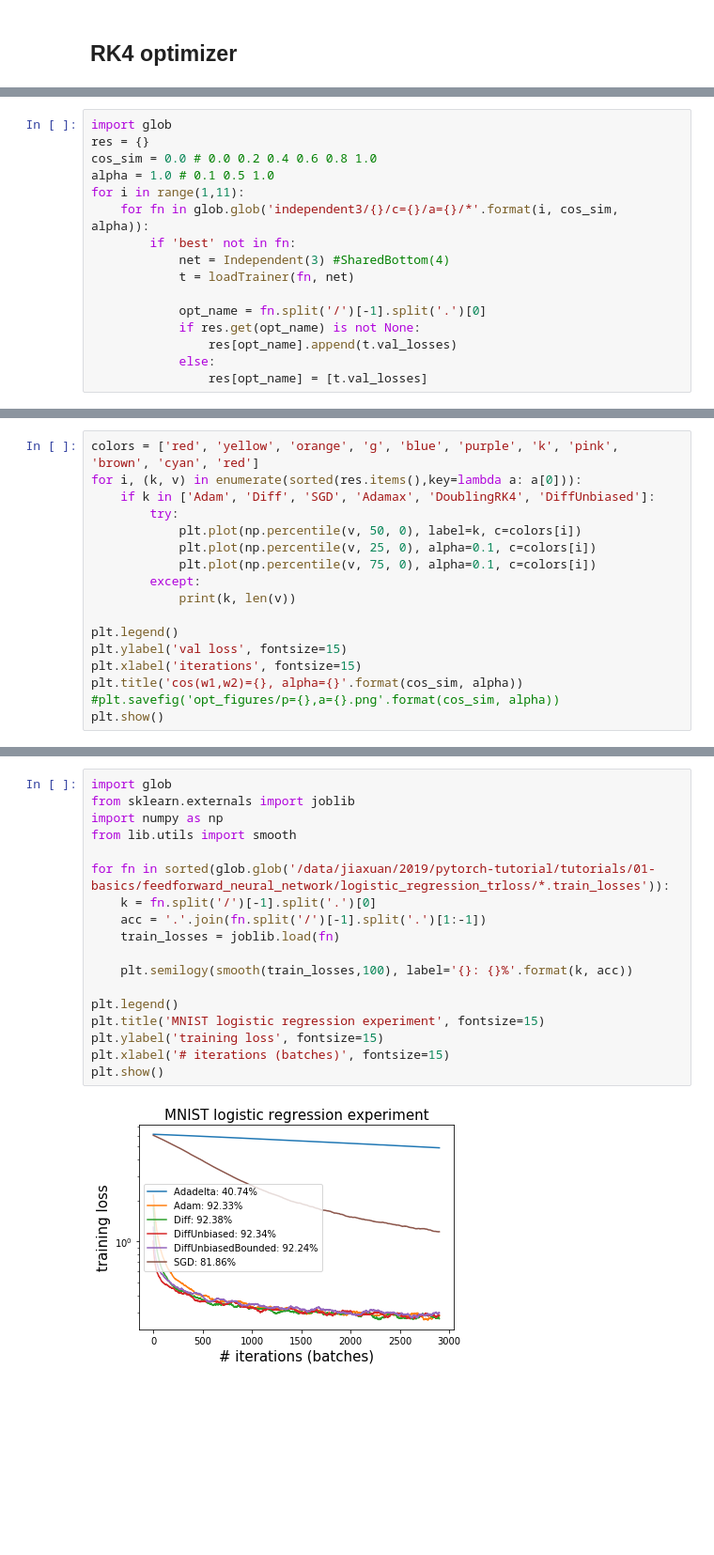
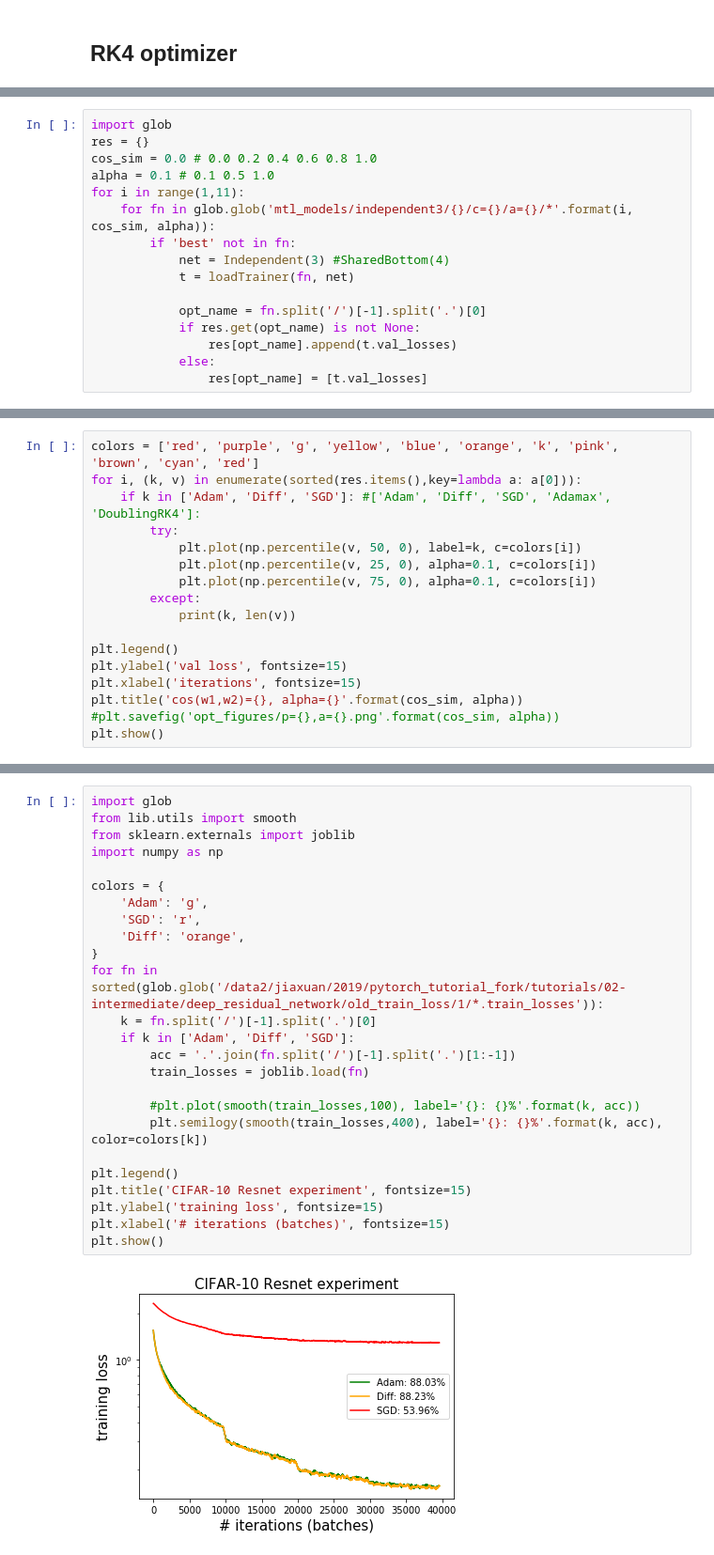
Before and after one commit to nathanwang000/MTL, a Jupyter notebook: RK4.ipynb, the cells around one changed output, grey strips where cells are left out. Shown at 94% size. Drawn from its saved outputs; the diff is of its cells as text; blank space fills up the shorter version.

```diff
--- a/RK4.ipynb
+++ b/RK4.ipynb
@@ -202,9 +204,9 @@ per layer neuron: 68
 import glob
 res = {}
 cos_sim = 0.0 # 0.0 0.2 0.4 0.6 0.8 1.0
-alpha = 1.0 # 0.1 0.5 1.0
+alpha = 0.1 # 0.1 0.5 1.0
 for i in range(1,11):
-    for fn in glob.glob('independent3/{}/c={}/a={}/*'.format(i, cos_sim, alpha)):
+    for fn in glob.glob('mtl_models/independent3/{}/c={}/a={}/*'.format(i, cos_sim, alpha)):
         if 'best' not in fn:
             net = Independent(3) #SharedBottom(4)
             t = loadTrainer(fn, net)
@@ -235,7 +237,7 @@ per layer neuron: 45
 # %%
-colors = ['red', 'yellow', 'orange', 'g', 'blue', 'purple', 'k', 'pink', 'brown', 'cyan', 'red']
+colors = ['red', 'purple', 'g', 'yellow', 'blue', 'orange', 'k', 'pink', 'brown', 'cyan', 'red']
 for i, (k, v) in enumerate(sorted(res.items(),key=lambda a: a[0])):
-    if k in ['Adam', 'Diff', 'SGD', 'Adamax', 'DoublingRK4', 'DiffUnbiased']:
+    if k in ['Adam', 'Diff', 'SGD']: #['Adam', 'Diff', 'SGD', 'Adamax', 'DoublingRK4']:
         try:
             plt.plot(np.percentile(v, 50, 0), label=k, c=colors[i])
             plt.plot(np.percentile(v, 25, 0), alpha=0.1, c=colors[i])
@@ -254,20 +367,27 @@ plt.show()
 # %%
 import glob
+from lib.utils import smooth
 from sklearn.externals import joblib
 import numpy as np
-from lib.utils import smooth
 
-for fn in sorted(glob.glob('/data/jiaxuan/2019/pytorch-tutorial/tutorials/01-basics/feedforward_neural_network/logistic_regression_trloss/*.train_losses')):
+colors = {
+    'Adam': 'g',
+    'SGD': 'r',
+    'Diff': 'orange',
+}
+for fn in sorted(glob.glob('/data2/jiaxuan/2019/pytorch_tutorial_fork/tutorials/02-intermediate/deep_residual_network/old_train_loss/1/*.train_losses')):
     k = fn.split('/')[-1].split('.')[0]
-    acc = '.'.join(fn.split('/')[-1].split('.')[1:-1])
-    train_losses = joblib.load(fn)
+    if k in ['Adam', 'Diff', 'SGD']:
+        acc = '.'.join(fn.split('/')[-1].split('.')[1:-1])
+        train_losses = joblib.load(fn)
 
-    plt.semilogy(smooth(train_losses,100), label='{}: {}%'.format(k, acc))
+        #plt.plot(smooth(train_losses,100), label='{}: {}%'.format(k, acc))
+        plt.semilogy(smooth(train_losses,400), label='{}: {}%'.format(k, acc), color=colors[k])
 
 plt.legend()
-plt.title('MNIST logistic regression experiment', fontsize=15)
+plt.title('CIFAR-10 Resnet experiment', fontsize=15)
 plt.ylabel('training loss', fontsize=15)
 plt.xlabel('# iterations (batches)', fontsize=15)
 plt.show()
 # %% [output]
-[figure, old version]
+[figure, new version]
```
Also changed, not shown: parts of 16 cells of this notebook, 1 other file.
